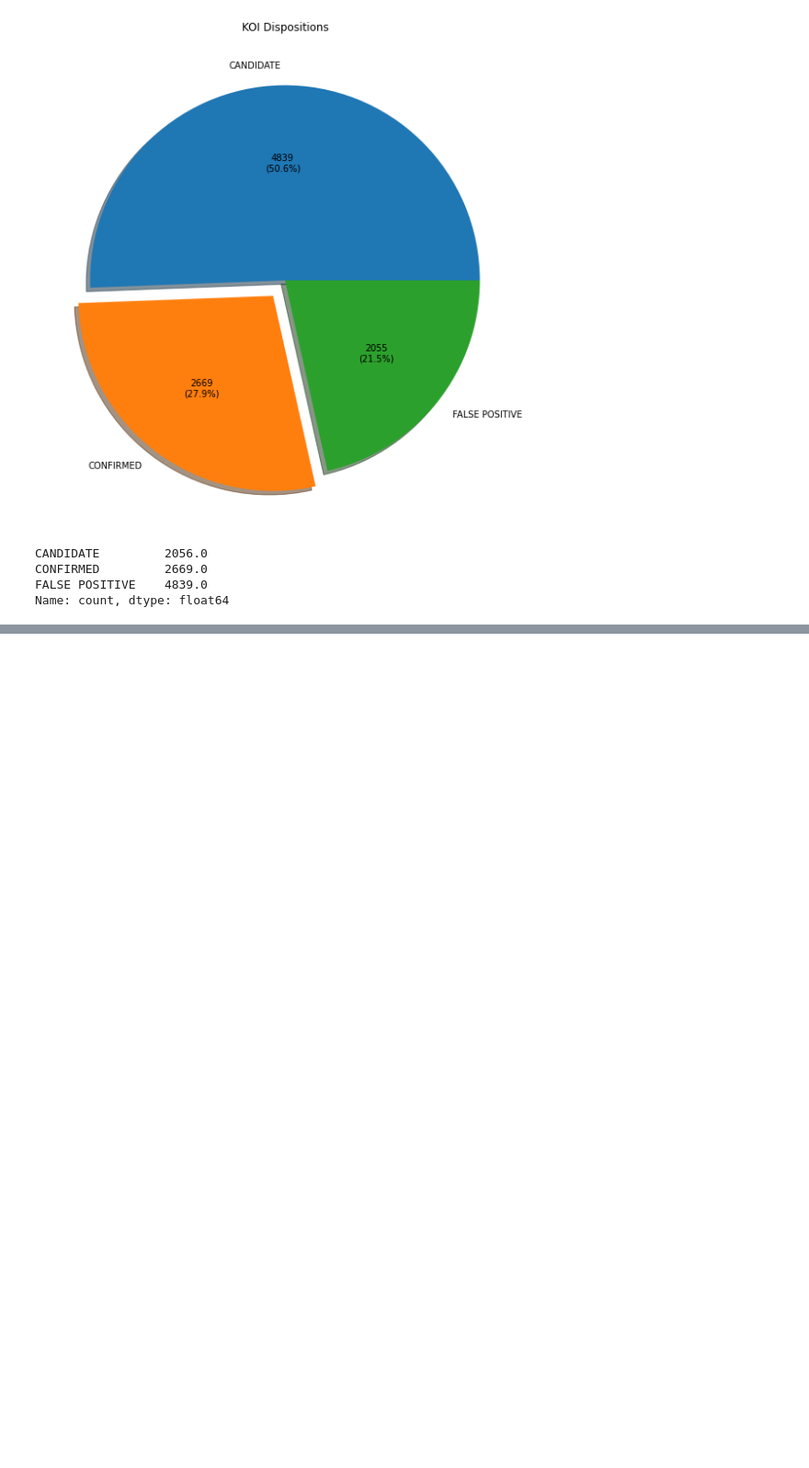
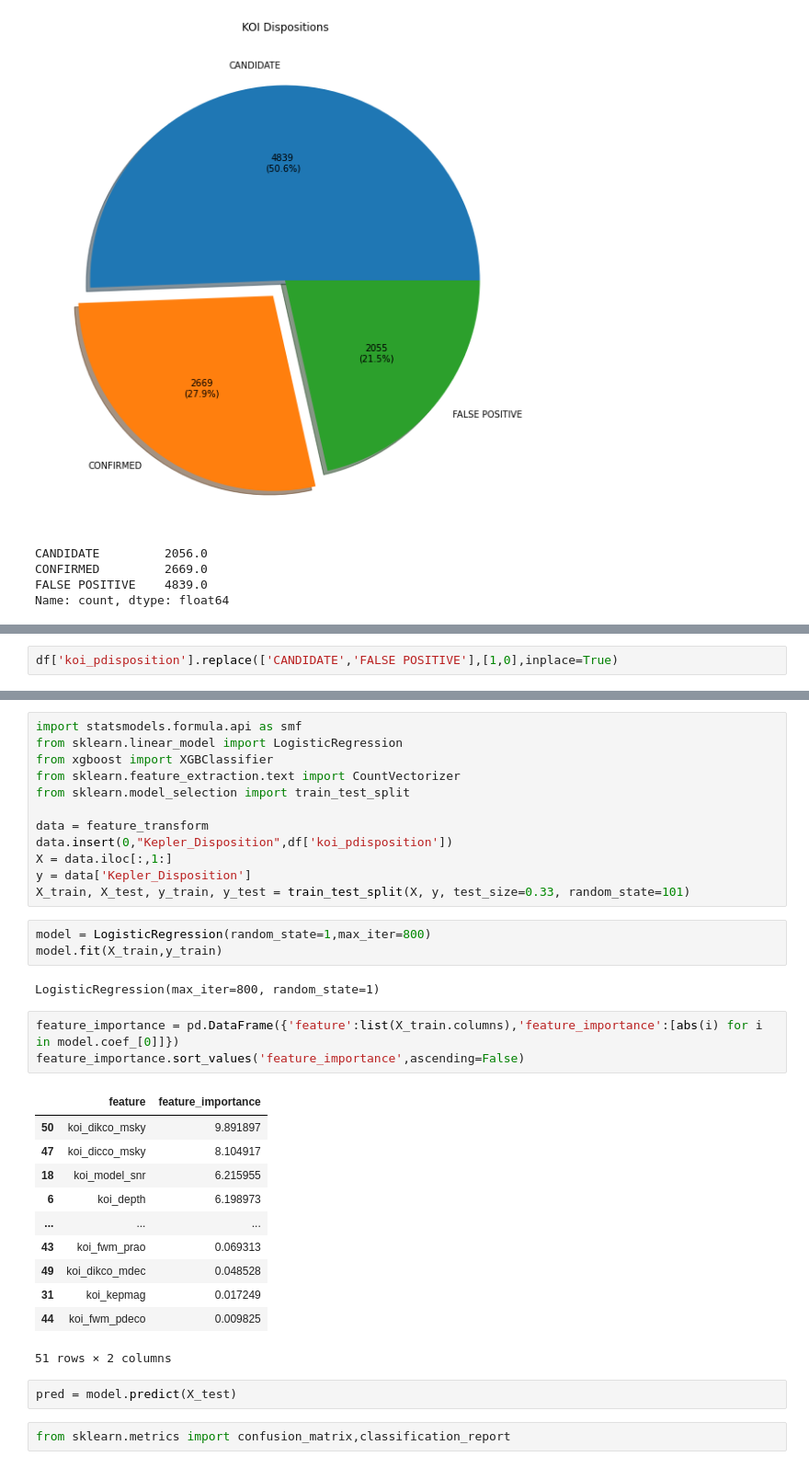
Before and after one commit to Tanay3484/Kepler-Objects-Of-Interest-Classification, a Jupyter notebook: EDA.ipynb, the cells around one changed output, grey strips where cells are left out. Shown at 92% size. Drawn from its saved outputs; the diff is of its cells as text; blank space fills up the shorter version.

```diff
--- a/EDA.ipynb
+++ b/EDA.ipynb
@@ -239,0 +431,2 @@ Name: count, dtype: float64
+# %%
+df['koi_pdisposition'].replace(['CANDIDATE','FALSE POSITIVE'],[1,0],inplace=True)
@@ -239,0 +462,36 @@ Name: count, dtype: float64
+# %%
+import statsmodels.formula.api as smf
+from sklearn.linear_model import LogisticRegression
+from xgboost import XGBClassifier
+from sklearn.feature_extraction.text import CountVectorizer
+from sklearn.model_selection import train_test_split
+
+data = feature_transform
+data.insert(0,"Kepler_Disposition",df['koi_pdisposition'])
+X = data.iloc[:,1:]
+y = data['Kepler_Disposition']
+X_train, X_test, y_train, y_test = train_test_split(X, y, test_size=0.33, random_state=101)
+# %%
+model = LogisticRegression(random_state=1,max_iter=800)
+model.fit(X_train,y_train)
+# %% [output]
+LogisticRegression(max_iter=800, random_state=1)
+# %%
+feature_importance = pd.DataFrame({'feature':list(X_train.columns),'feature_importance':[abs(i) for i in model.coef_[0]]})
+feature_importance.sort_values('feature_importance',ascending=False)
+# %% [output]
+|  | feature | feature_importance |
+| 50 | koi_dikco_msky | 9.891897 |
+| 47 | koi_dicco_msky | 8.104917 |
+| 18 | koi_model_snr | 6.215955 |
+| 6 | koi_depth | 6.198973 |
+| ... | ... | ... |
+| 43 | koi_fwm_prao | 0.069313 |
+| 49 | koi_dikco_mdec | 0.048528 |
+| 31 | koi_kepmag | 0.017249 |
+| 44 | koi_fwm_pdeco | 0.009825 |
+51 rows × 2 columns
+# %%
+pred = model.predict(X_test)
+# %%
+from sklearn.metrics import confusion_matrix,classification_report
```
Also changed, not shown: parts of 18 cells of this notebook, 1 other file.
